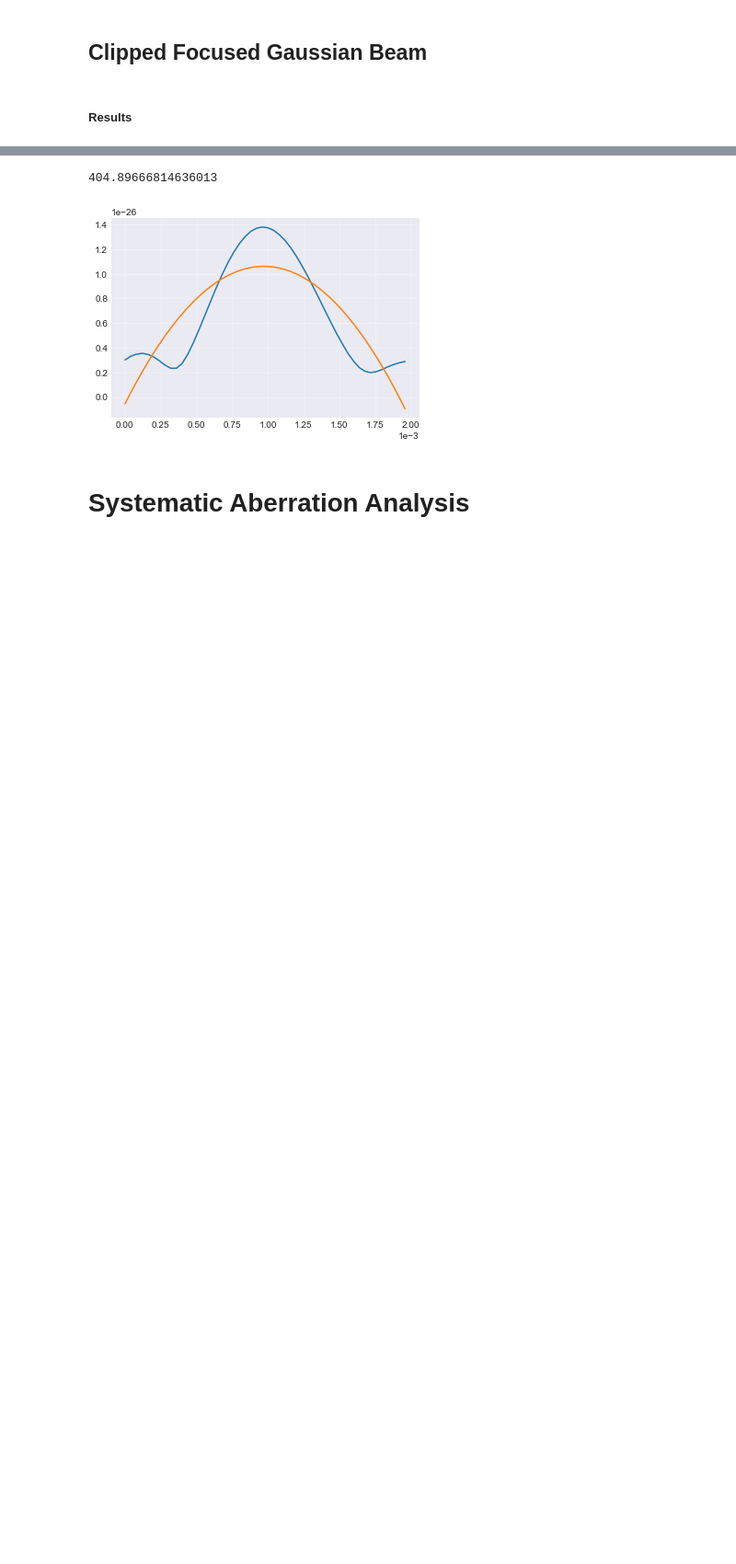
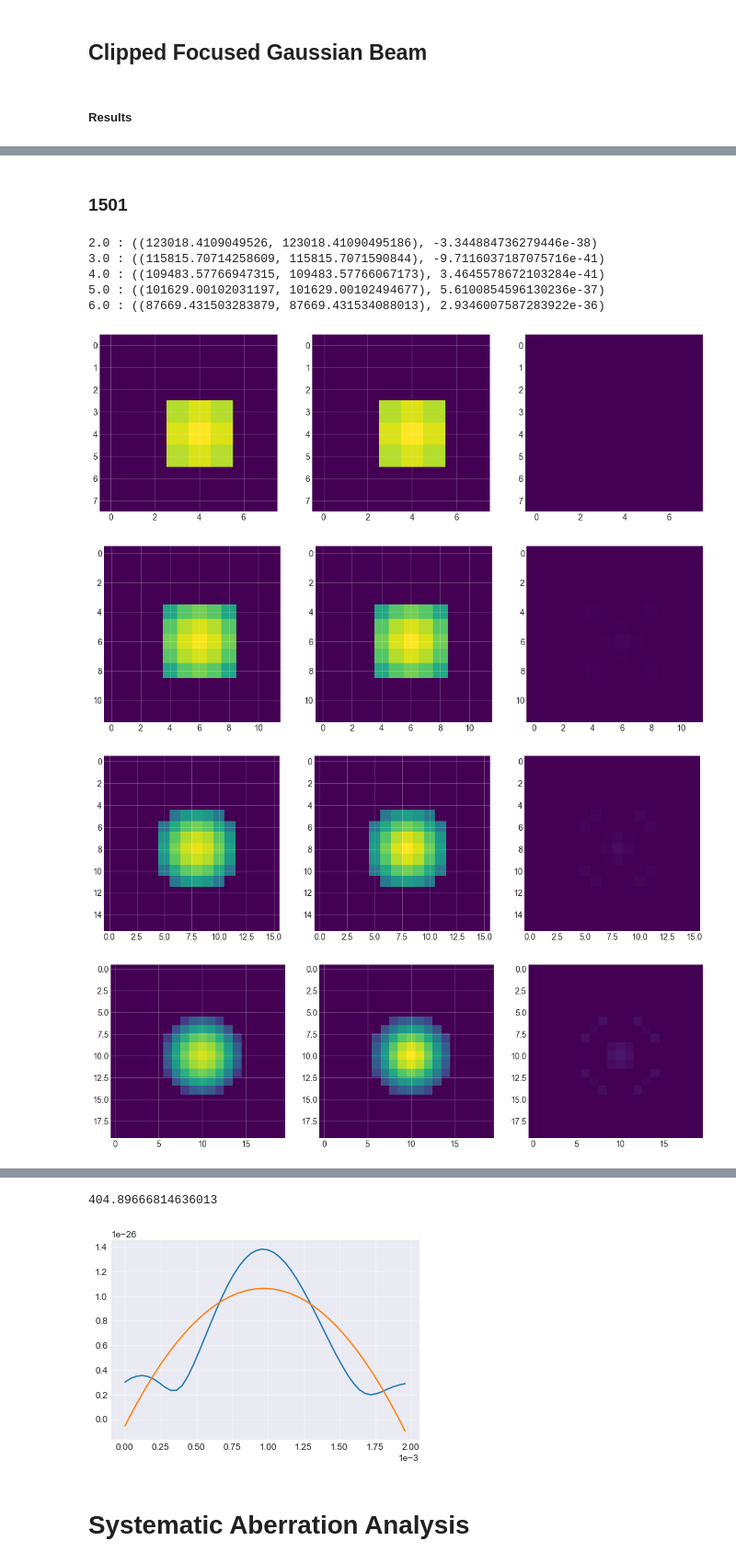
Before and after one commit to aquirdTurtle/Data-Analysis-Code, a Jupyter notebook: Aberration-Analysis.ipynb, the cells around one changed output, grey strips where cells are left out. Shown at 92% size. Drawn from its saved outputs; the diff is of its cells as text; code cells hidden in the pictures; blank space fills up the shorter version.

```diff
--- a/Aberration-Analysis.ipynb
+++ b/Aberration-Analysis.ipynb
@@ -455,0 +620,15 @@ getRadialFreqs(data, 12, picScale=1e-3/2000, ampScale=1e-3*mc.k_B)
+# %% [markdown]
+### 1501
+# %%
+for r in np.linspace(2,6,5):
+    print(r, ':', getRadialFreqs(data_coarser2, r, picScale=2e-4/1501, ampScale=1e-3*mc.k_B))
+# %% [output]
+2.0 : ((123018.4109049526, 123018.41090495186), -3.344884736279446e-38)
+3.0 : ((115815.70714258609, 115815.7071590844), -9.7116037187075716e-41)
+4.0 : ((109483.57766947315, 109483.57766067173), 3.4645578672103284e-41)
+5.0 : ((101629.00102031197, 101629.00102494677), 5.6100854596130236e-37)
+6.0 : ((87669.431503283879, 87669.431534088013), 2.9346007587283922e-36)
+[figure, added]
+[figure, added]
+[figure, added]
+[figure, added]
```
Also changed, not shown: parts of 78 cells of this notebook, 2 other files.
